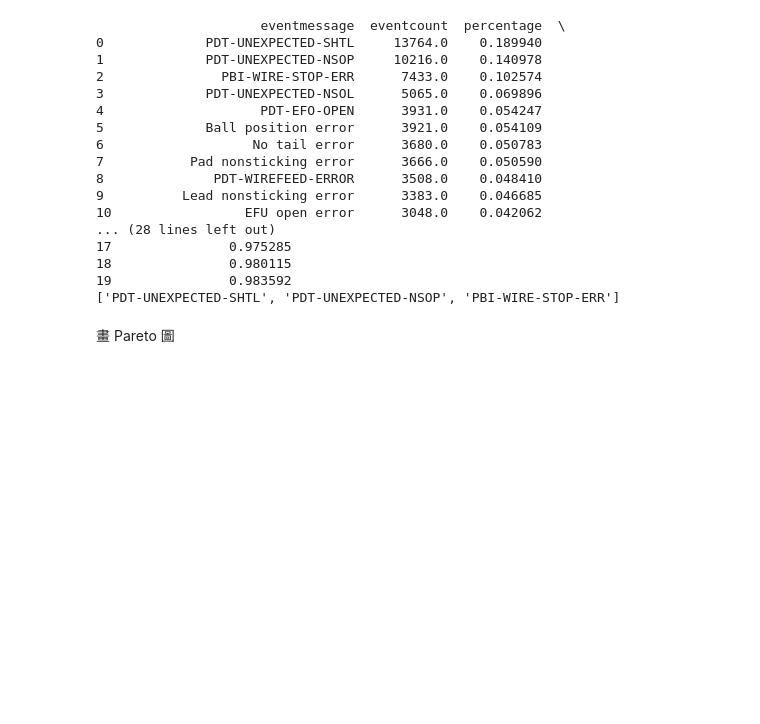
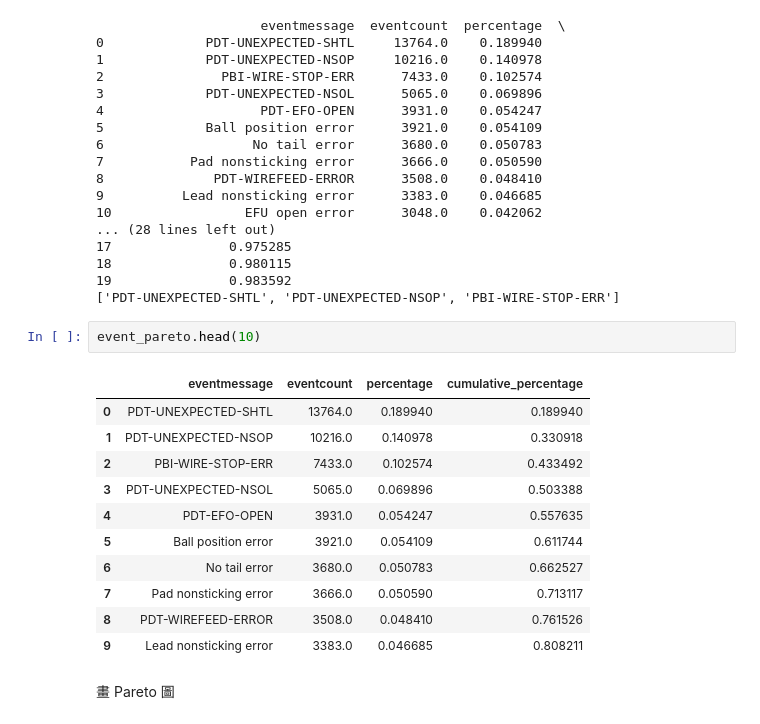
Before and after one commit to aceaceace123/test0804, a Jupyter notebook: WBMachine_ErrorEventAnalyze.ipynb, the cells around one changed output. Drawn from its saved outputs; the diff is of its cells as text; blank space fills up the shorter version.

```diff
--- a/WBMachine_ErrorEventAnalyze.ipynb
+++ b/WBMachine_ErrorEventAnalyze.ipynb
@@ -174,6 +169,20 @@ print(main_events)
 18               0.980115
 19               0.983592
 ['PDT-UNEXPECTED-SHTL', 'PDT-UNEXPECTED-NSOP', 'PBI-WIRE-STOP-ERR']
+# %%
+event_pareto.head(10)
+# %% [output]
+|  | eventmessage | eventcount | percentage | cumulative_percentage |
+| 0 | PDT-UNEXPECTED-SHTL | 13764.0 | 0.189940 | 0.189940 |
+| 1 | PDT-UNEXPECTED-NSOP | 10216.0 | 0.140978 | 0.330918 |
+| 2 | PBI-WIRE-STOP-ERR | 7433.0 | 0.102574 | 0.433492 |
+| 3 | PDT-UNEXPECTED-NSOL | 5065.0 | 0.069896 | 0.503388 |
+| 4 | PDT-EFO-OPEN | 3931.0 | 0.054247 | 0.557635 |
+| 5 | Ball position error | 3921.0 | 0.054109 | 0.611744 |
+| 6 | No tail error | 3680.0 | 0.050783 | 0.662527 |
+| 7 | Pad nonsticking error | 3666.0 | 0.050590 | 0.713117 |
+| 8 | PDT-WIREFEED-ERROR | 3508.0 | 0.048410 | 0.761526 |
+| 9 | Lead nonsticking error | 3383.0 | 0.046685 | 0.808211 |
 # %% [markdown]
 畫 Pareto 圖
 # %%
```
Also changed, not shown: parts of 10 cells of this notebook.
